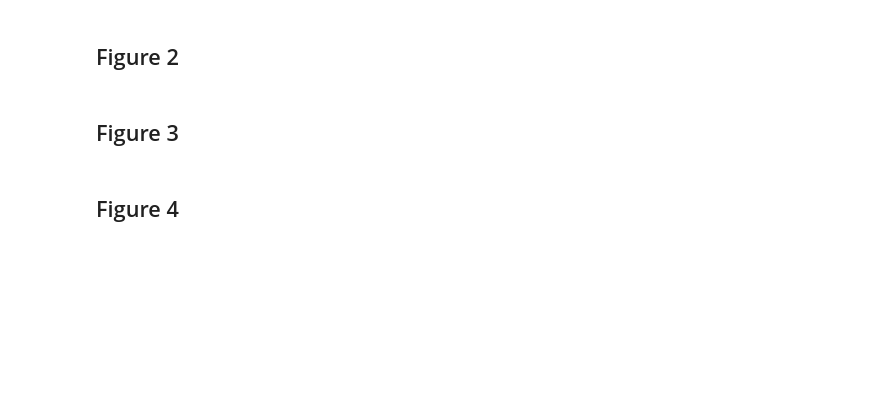
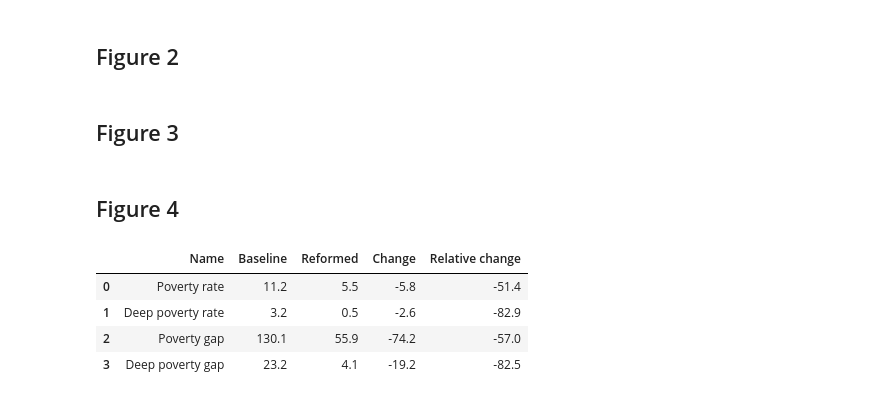
Before and after one commit to UBICenter/blank-slate-ubi-us, a Jupyter notebook: blank_slate_ubi_us/blank_slate.ipynb, the cells around one changed output. Saved outputs shown, nothing was run; the diff lists cells and outputs as text; code cells hidden in the pictures; blank space fills up the shorter version.

```diff
--- a/blank_slate_ubi_us/blank_slate.ipynb
+++ b/blank_slate_ubi_us/blank_slate.ipynb
@@ -32,0 +1,14 @@ def format_fig(fig):
+# %%
+from blank_slate_ubi_us.policy import BlankSlatePolicy
+from ubicenter import format_fig
+from blank_slate_ubi_us.charts.utils import add_numbers
+from policyengine.impact.utils import plotly_json_to_fig
+from policyengine import PolicyEngineUS
+
+policy = BlankSlatePolicy()
+
+policy.solve()
+
+us = PolicyEngineUS()
+
+baseline, reformed = us.create_microsimulations(policy.reform)
@@ -111,0 +177,66 @@ us_state_choropleth(baseline, reformed)
+# %%
+import numpy as np
+
+poverty_rate = lambda sim: sim.calc(
+    "spm_unit_is_in_spm_poverty", map_to="person"
+).mean()
+deep_poverty_rate = lambda sim: sim.calc(
+    "spm_unit_is_in_deep_spm_poverty", map_to="person"
+).mean()
+
+
+def poverty_gap_fn(sim, deep):
+    distance = sim.calc("spm_unit_spm_threshold") * (
+        1 if not deep else 0.5
+    ) - sim.calc("spm_unit_net_income")
+    positive_distance = np.maximum(0, distance)
+    weight = sim.calc("spm_unit_weight").values
+    return (weight * positive_distance).sum()
+
+
+poverty_gap = lambda sim: poverty_gap_fn(sim, False)
+deep_poverty_gap = lambda sim: poverty_gap_fn(sim, True)
+metric_names = [
+    "Poverty rate",
+    "Deep poverty rate",
+    "Poverty gap",
+    "Deep poverty gap",
+]
+
+import pandas as pd
+
+# For each metric, add columns "Name", "Baseline", "Reformed", "Absolute change", "Relative change".
+
+df = pd.DataFrame(
+    {
+        "Name": metric_names,
+        "Baseline": [
+            poverty_rate(baseline) / 1e-2,
+            deep_poverty_rate(baseline) / 1e-2,
+            poverty_gap(baseline) / 1e9,
+            deep_poverty_gap(baseline) / 1e9,
+        ],
+        "Reformed": [
+            poverty_rate(reformed) / 1e-2,
+            deep_poverty_rate(reformed) / 1e-2,
+            poverty_gap(reformed) / 1e9,
+            deep_poverty_gap(reformed) / 1e9,
+        ],
+    }
+)
+
+df["Change"] = df.Reformed - df.Baseline
+df["Relative change"] = (df.Reformed / df.Baseline - 1) * 100
+
+df.Baseline = df.Baseline.round(1)
+df.Reformed = df.Reformed.round(1)
+df.Change = df.Change.round(1)
+df["Relative change"] = df["Relative change"].round(1)
+
+df
+# %% [output]
+|  | Name | Baseline | Reformed | Change | Relative change |
+| 0 | Poverty rate | 11.2 | 5.5 | -5.8 | -51.4 |
+| 1 | Deep poverty rate | 3.2 | 0.5 | -2.6 | -82.9 |
+| 2 | Poverty gap | 130.1 | 55.9 | -74.2 | -57.0 |
+| 3 | Deep poverty gap | 23.2 | 4.1 | -19.2 | -82.5 |
```
Also changed, not shown: parts of 25 cells of this notebook, 15 other files.
